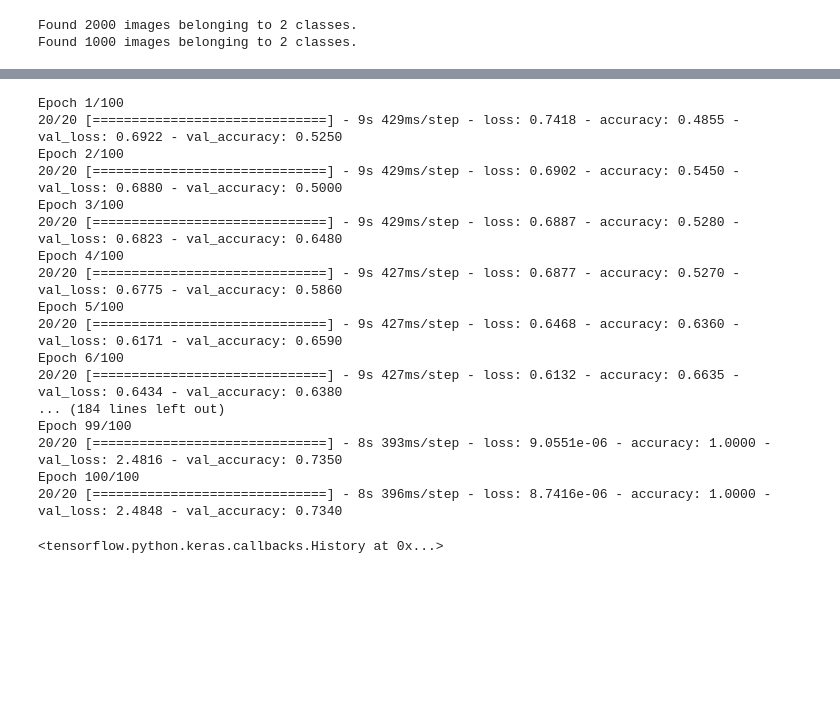
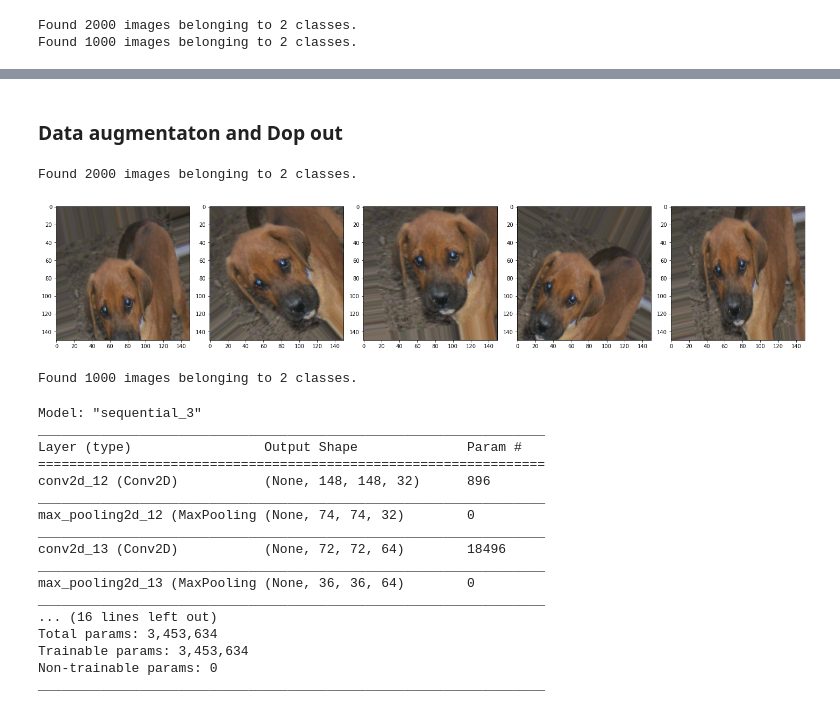
Before and after one commit to venkat2ram/Keras-and-Tensorflow, a Jupyter notebook: ud_l5_cnn_dogs_v_cats.ipynb, the cells around one changed output, grey strips where cells are left out. Saved outputs shown, nothing was run; the diff lists cells and outputs as text; code cells hidden in the pictures; blank space fills up the shorter version.

```diff
--- a/ud_l5_cnn_dogs_v_cats.ipynb
+++ b/ud_l5_cnn_dogs_v_cats.ipynb
@@ -98,27 +98,29 @@ model=tf.keras.Sequential([Conv2D(32,(3,3),activation='relu',input_shape=(150,15
 # %%
 model.compile(optimizer='adam',loss='sparse_categorical_crossentropy',metrics='accuracy')
 # %%
-model.fit_generator(train_data_gen,
+#model.fit_generator(train_data_gen,
                     steps_per_epoch=int(np.ceil((num_dogs_tr+num_cats_tr)/BATCH_SIZE)),
                     epochs=100,
                     validation_data=validation_data_gen,
                     validation_steps=int(np.ceil((num_dogs_val+num_cats_val)/BATCH_SIZE)))
-# %% [output]
-Epoch 1/100
-20/20 [==============================] - 9s 429ms/step - loss: 0.7418 - accuracy: 0.4855 - val_loss: 0.6922 - val_accuracy: 0.5250
-Epoch 2/100
-20/20 [==============================] - 9s 429ms/step - loss: 0.6902 - accuracy: 0.5450 - val_loss: 0.6880 - val_accuracy: 0.5000
-Epoch 3/100
-20/20 [==============================] - 9s 429ms/step - loss: 0.6887 - accuracy: 0.5280 - val_loss: 0.6823 - val_accuracy: 0.6480
-Epoch 4/100
-20/20 [==============================] - 9s 427ms/step - loss: 0.6877 - accuracy: 0.5270 - val_loss: 0.6775 - val_accuracy: 0.5860
-Epoch 5/100
-20/20 [==============================] - 9s 427ms/step - loss: 0.6468 - accuracy: 0.6360 - val_loss: 0.6171 - val_accuracy: 0.6590
-Epoch 6/100
-20/20 [==============================] - 9s 427ms/step - loss: 0.6132 - accuracy: 0.6635 - val_loss: 0.6434 - val_accuracy: 0.6380
-... (184 lines left out)
-Epoch 99/100
-20/20 [==============================] - 8s 393ms/step - loss: 9.0551e-06 - accuracy: 1.0000 - val_loss: 2.4816 - val_accuracy: 0.7350
-Epoch 100/100
-20/20 [==============================] - 8s 396ms/step - loss: 8.7416e-06 - accuracy: 1.0000 - val_loss: 2.4848 - val_accuracy: 0.7340
-<tensorflow.python.keras.callbacks.History at 0x...>
+# %% [markdown]
+### **Data augmentaton and Dop out**
+# %%
+image_gen_train=ImageDataGenerator(rescale=1./255,
+                                   rotation_range=40,
+                                   width_shift_range=0.2,
+                                   height_shift_range=0.2,
+                                   shear_range=0.2,
+                                   zoom_range=0.2,
+                                   horizontal_flip=True,
+                                   fill_mode='nearest'
+                                   )
+# %%
+train_data_gen=image_gen_train.flow_from_directory('/root/.keras/datasets/cats_and_dogs_filtered/train/',batch_size=BATCH_SIZE,shuffle=True,target_size=(IMG_SHAPE,IMG_SHAPE),class_mode='binary')
+# %% [output]
+Found 2000 images belonging to 2 classes.
+# %%
+augmented_images = [train_data_gen[0][0][0] for i in range(5)]
+plotImages(augmented_images)
+# %% [output]
+[figure, added]
@@ -124,0 +129,4 @@ Epoch 100/100
+# %%
+val_data_gen=image_gen_val.flow_from_directory('/root/.keras/datasets/cats_and_dogs_filtered/validation/',batch_size=BATCH_SIZE,target_size=(IMG_SHAPE,IMG_SHAPE))
+# %% [output]
+Found 1000 images belonging to 2 classes.
@@ -124,0 +151,20 @@ Epoch 100/100
+# %%
+model.summary()
+# %% [output]
+Model: "sequential_3"
+_________________________________________________________________
+Layer (type)                 Output Shape              Param #
+=================================================================
+conv2d_12 (Conv2D)           (None, 148, 148, 32)      896
+_________________________________________________________________
+max_pooling2d_12 (MaxPooling (None, 74, 74, 32)        0
+_________________________________________________________________
+conv2d_13 (Conv2D)           (None, 72, 72, 64)        18496
+_________________________________________________________________
+max_pooling2d_13 (MaxPooling (None, 36, 36, 64)        0
+_________________________________________________________________
+... (16 lines left out)
+Total params: 3,453,634
+Trainable params: 3,453,634
+Non-trainable params: 0
+_________________________________________________________________
```
Also changed, not shown: parts of 7 cells of this notebook.
